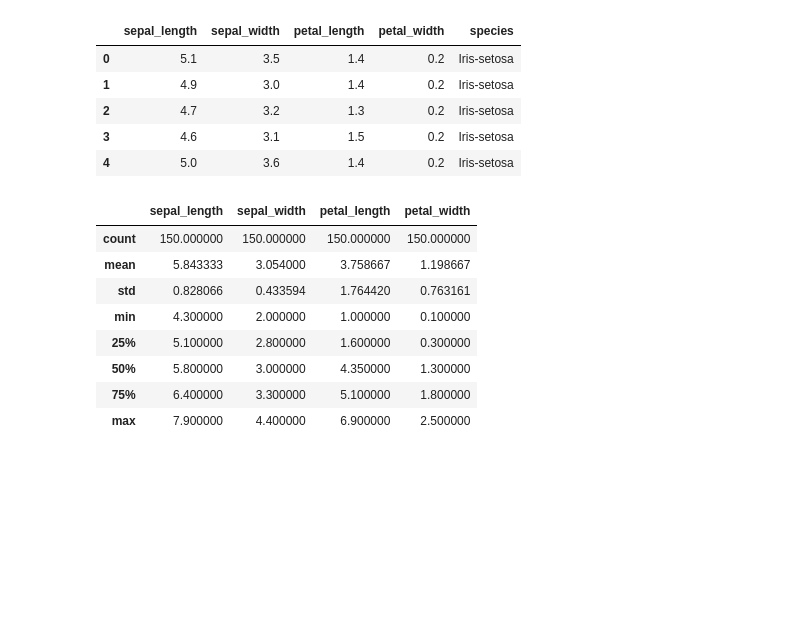
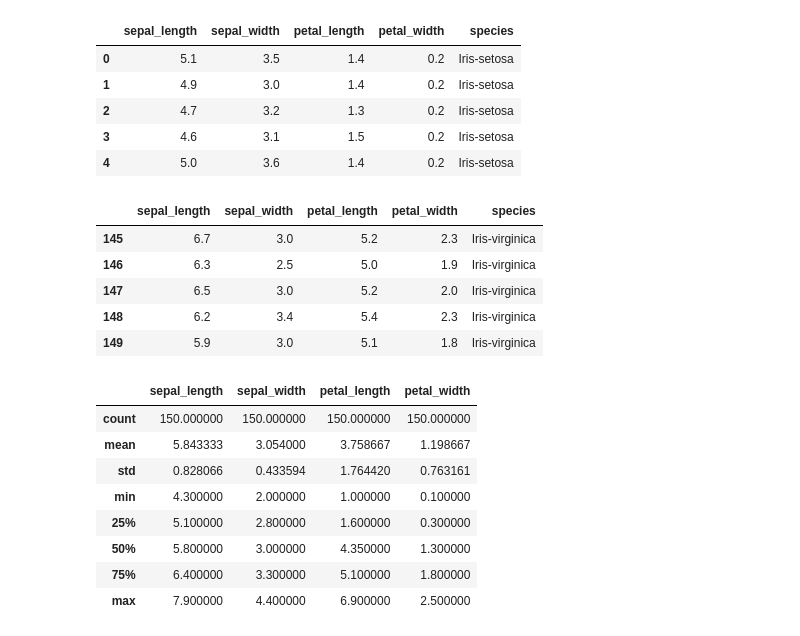
Before and after one commit to Hemant-Gupta1/AspireNex, a Jupyter notebook: iris_flower_classification/Iris Flower Classification.ipynb, the cells around one changed output. Saved outputs shown, nothing was run; the diff lists cells and outputs as text; code cells hidden in the pictures; blank space fills up the shorter version.

```diff
--- a/iris_flower_classification/Iris Flower Classification.ipynb
+++ b/iris_flower_classification/Iris Flower Classification.ipynb
@@ -23,4 +41,14 @@ iris_data.head()
 | 2 | 4.7 | 3.2 | 1.3 | 0.2 | Iris-setosa |
 | 3 | 4.6 | 3.1 | 1.5 | 0.2 | Iris-setosa |
 | 4 | 5.0 | 3.6 | 1.4 | 0.2 | Iris-setosa |
+# %%
+# Display the last few rows of the dataframe to get an overview of the end of the dataset
+df.tail()
+# %% [output]
+|  | sepal_length | sepal_width | petal_length | petal_width | species |
+| 145 | 6.7 | 3.0 | 5.2 | 2.3 | Iris-virginica |
+| 146 | 6.3 | 2.5 | 5.0 | 1.9 | Iris-virginica |
+| 147 | 6.5 | 3.0 | 5.2 | 2.0 | Iris-virginica |
+| 148 | 6.2 | 3.4 | 5.4 | 2.3 | Iris-virginica |
+| 149 | 5.9 | 3.0 | 5.1 | 1.8 | Iris-virginica |
 # %%
```
Also changed, not shown: parts of 39 cells of this notebook, 3 other files.
